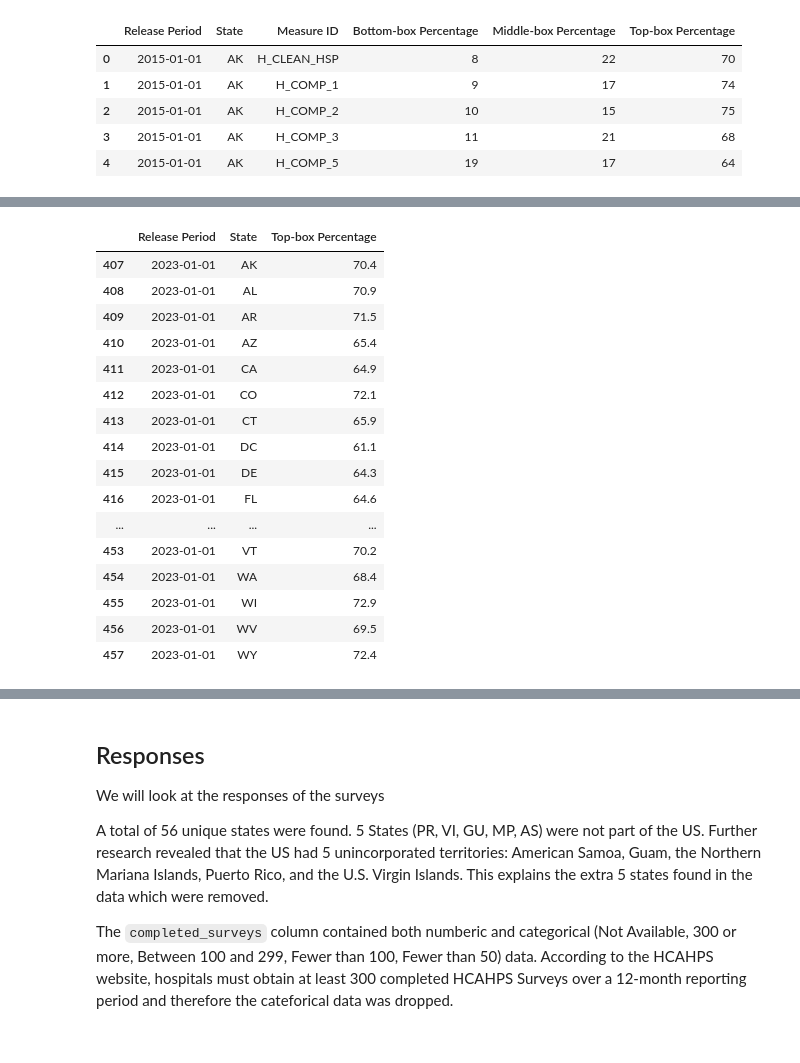
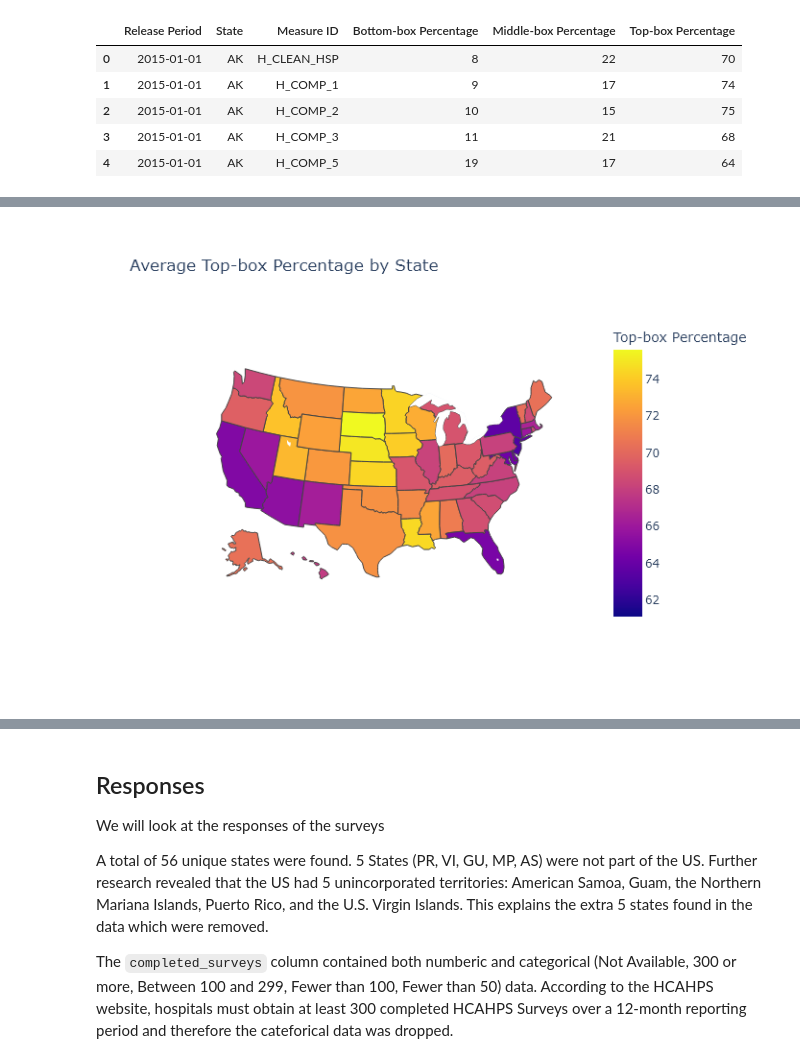
Before and after one commit to andyguo0228/maven_healthcare, a Jupyter notebook: maven_healthcare.ipynb, the cells around one changed output, grey strips where cells are left out. Saved outputs shown, nothing was run; the diff lists cells and outputs as text; code cells hidden in the pictures.

```diff
--- a/maven_healthcare.ipynb
+++ b/maven_healthcare.ipynb
@@ -174,3 +101,4 @@ memory usage: 286.4+ KB
 # %%
-state_scores = statedf.groupby(['Release Period', 'State'])['Top-box Percentage'].mean().reset_index()
-state_scores
+# Group by by release period and state; filter for 2023
+state_scores = state_results.groupby(['Release Period', 'State'])['Top-box Percentage'].mean().reset_index()
+state_scores = state_scores[state_scores['Release Period'] == '2023-01-01']
@@ -194,30 +105,13 @@ state_scores_2015 = state_scores[state_scores['Release Period'] == '2015-01-01']
-# %%
-state_scores_2023
-# %% [output]
-|  | Release Period | State | Top-box Percentage |
-| 407 | 2023-01-01 | AK | 70.4 |
-| 408 | 2023-01-01 | AL | 70.9 |
-| 409 | 2023-01-01 | AR | 71.5 |
-| 410 | 2023-01-01 | AZ | 65.4 |
-| 411 | 2023-01-01 | CA | 64.9 |
-| 412 | 2023-01-01 | CO | 72.1 |
-| 413 | 2023-01-01 | CT | 65.9 |
-| 414 | 2023-01-01 | DC | 61.1 |
-| 415 | 2023-01-01 | DE | 64.3 |
-| 416 | 2023-01-01 | FL | 64.6 |
-| ... | ... | ... | ... |
-| 453 | 2023-01-01 | VT | 70.2 |
-| 454 | 2023-01-01 | WA | 68.4 |
-| 455 | 2023-01-01 | WI | 72.9 |
-| 456 | 2023-01-01 | WV | 69.5 |
-| 457 | 2023-01-01 | WY | 72.4 |
 # %%
 # Plot average top-box percentage by state
-fig = px.choropleth(state_scores_2023,
+fig = px.choropleth(state_scores,
                     color='Top-box Percentage',
                     locations='State',
                     locationmode='USA-states',
                     title= 'Average Top-box Percentage by State',
                     scope='usa',
                     color_continuous_scale='Plasma',)
-fig.show()
+
+fig.show(renderer='png')
+# %% [output]
+[figure, added]
```
Also changed, not shown: parts of 22 cells of this notebook.
